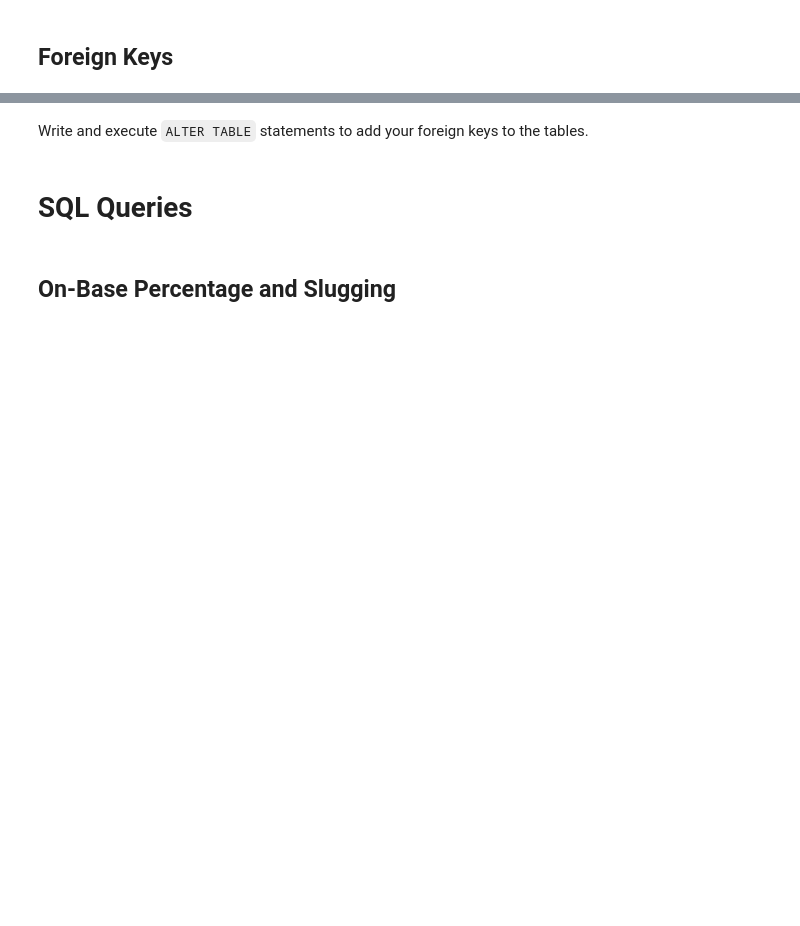
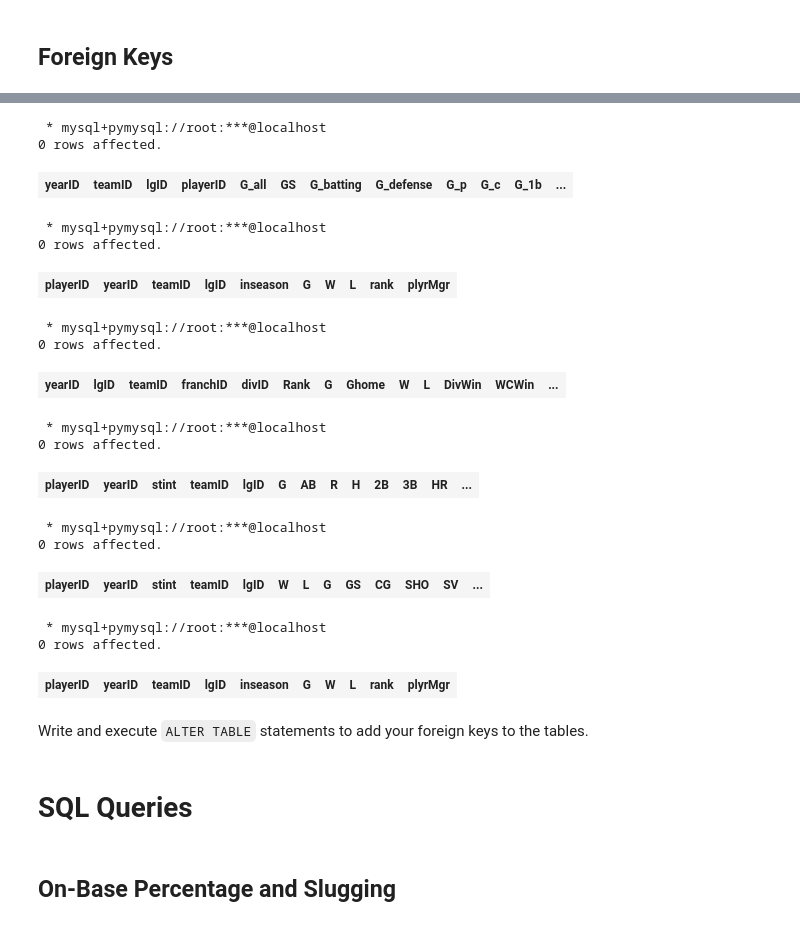
Before and after one commit to liang0711/Intro-to-Databases-F23, a Jupyter notebook: HomeworkAssignments/HW1-Part2-Nonprogramming/F23-W4111-HW1-P2-NP.ipynb, the cells around one changed output, grey strips where cells are left out. Saved outputs shown, nothing was run; the diff lists cells and outputs as text; code cells hidden in the pictures; blank space fills up the shorter version.

```diff
--- a/HomeworkAssignments/HW1-Part2-Nonprogramming/F23-W4111-HW1-P2-NP.ipynb
+++ b/HomeworkAssignments/HW1-Part2-Nonprogramming/F23-W4111-HW1-P2-NP.ipynb
@@ -493,2 +699,71 @@ Recall the properties of foreign keys and think about how you could represent th
+# %%
+%%sql
+# Appearances primary key  check with foregin key
+select * from appearances
+where playerID not in (
+    select playerID from people
+)
+# %% [output]
+ * mysql+pymysql://root:***@localhost
+0 rows affected.
+| yearID | teamID | lgID | playerID | G_all | GS | G_batting | G_defense | G_p | G_c | G_1b | ... |
+# %%
+%%sql
+## Managers primary key  check with foregin key
+select * from Managers where playerID not in (
+    select playerID from People)
+# %% [output]
+ * mysql+pymysql://root:***@localhost
+0 rows affected.
+| playerID | yearID | teamID | lgID | inseason | G | W | L | rank | plyrMgr |
+# %%
+%%sql
+# Team primary key  check with foregin key
+select * from Teams
+where TeamID not in (
+    select TeamID from People)
+and yearID not in (
+    select yearID from People
+)
+# %% [output]
+ * mysql+pymysql://root:***@localhost
+0 rows affected.
+| yearID | lgID | teamID | franchID | divID | Rank | G | Ghome | W | L | DivWin | WCWin | ... |
+# %%
+%%sql
+# Batting primary key  check with foregin key
+select * from Batting where playerID not in (
+    select playerID from Appearances)
+and yearID not in (
+    select yearID from Appearances)
+and teamID not in (
+    select teamID from Appearances
+)
+# %% [output]
+ * mysql+pymysql://root:***@localhost
+0 rows affected.
+| playerID | yearID | stint | teamID | lgID | G | AB | R | H | 2B | 3B | HR | ... |
+# %%
+%%sql
+#Pitching primary key check with foregin key
+select * from Pitching where playerID not in (
+    select playerID from Appearances)
+and yearID not in (
+    select yearID from Appearances)
+and teamID not in (
+    select teamID from Appearances
+)
+# %% [output]
+ * mysql+pymysql://root:***@localhost
+0 rows affected.
+| playerID | yearID | stint | teamID | lgID | W | L | G | GS | CG | SHO | SV | ... |
+# %%
+%%sql
+select * from Managers where playerID not in (
+    select playerID from People)
+# %% [output]
+ * mysql+pymysql://root:***@localhost
+0 rows affected.
+| playerID | yearID | teamID | lgID | inseason | G | W | L | rank | plyrMgr |
 # %% [markdown]
 Write and execute `ALTER TABLE` statements to add your foreign keys to the tables.
```
Also changed, not shown: parts of 53 cells of this notebook.
